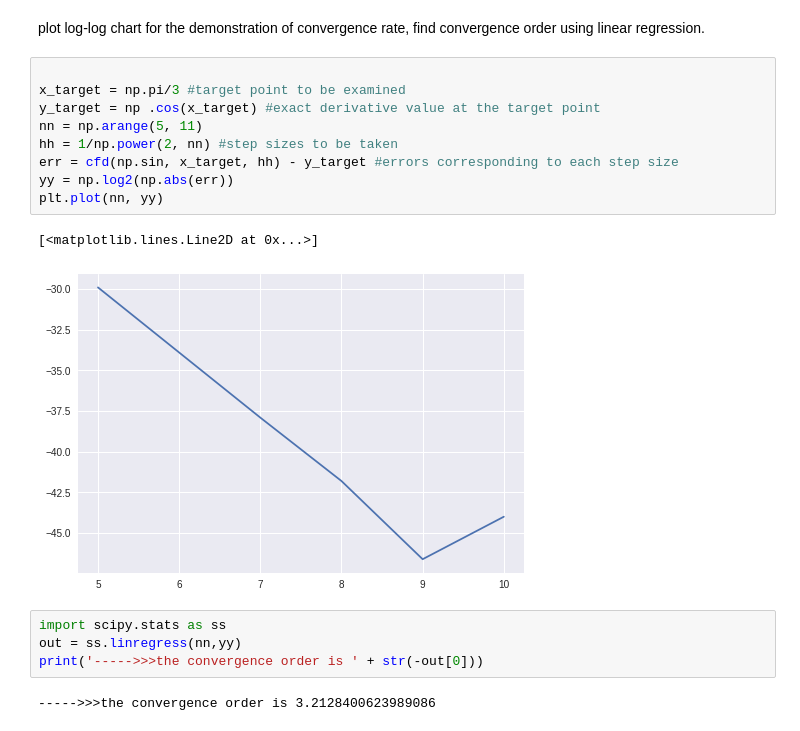
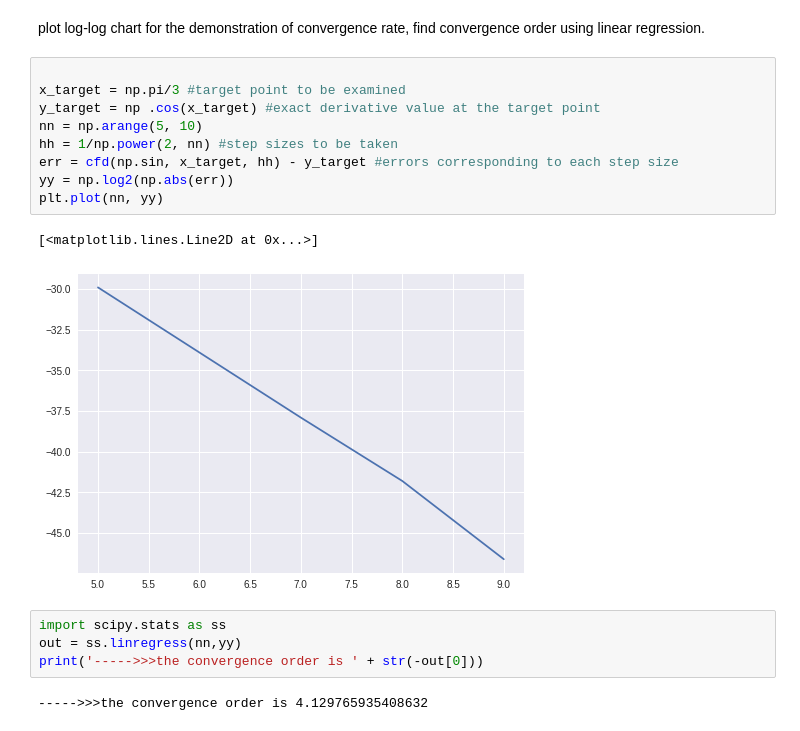
Before and after one commit to 19ma573ZiyueNie/19ma573ZiyueNie, a Jupyter notebook: src/hw2_02.ipynb, the cells around one changed output. Saved outputs shown, nothing was run; the diff lists cells and outputs as text.

```diff
--- a/src/hw2_02.ipynb
+++ b/src/hw2_02.ipynb
@@ -52,18 +52,18 @@ plot log-log chart for the demonstration of convergence rate, find convergence o
 # %%
 
 x_target = np.pi/3 #target point to be examined
 y_target = np .cos(x_target) #exact derivative value at the target point
-nn = np.arange(5, 11)
+nn = np.arange(5, 10)
 hh = 1/np.power(2, nn) #step sizes to be taken
 err = cfd(np.sin, x_target, hh) - y_target #errors corresponding to each step size
 yy = np.log2(np.abs(err))
 plt.plot(nn, yy)
 # %% [output]
 [<matplotlib.lines.Line2D at 0x...>]
-[figure, old version]
+[figure, new version]
 # %%
 import scipy.stats as ss
 out = ss.linregress(nn,yy)
 print('----->>>the convergence order is ' + str(-out[0]))
 # %% [output]
------>>>the convergence order is 3.2128400623989086
+----->>>the convergence order is 4.129765935408632
```
